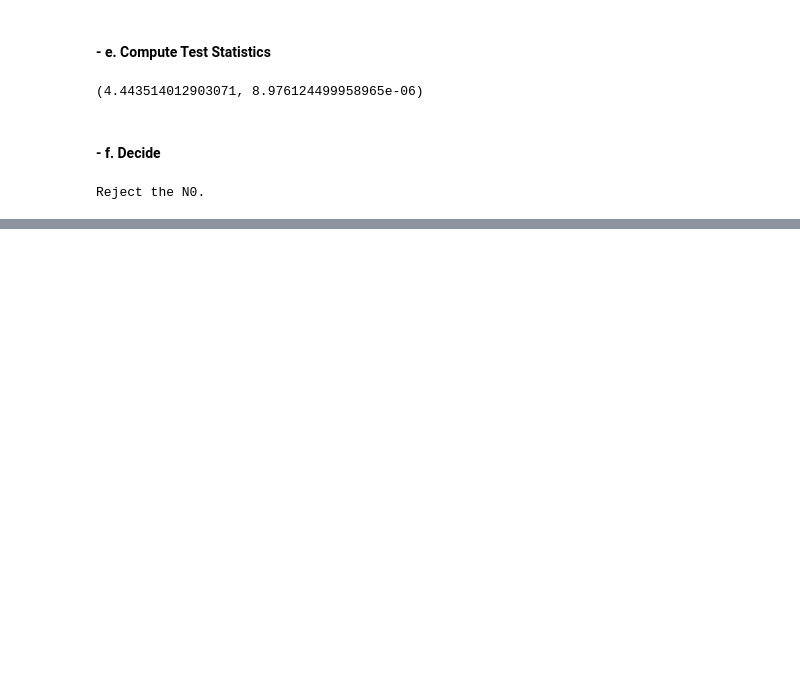
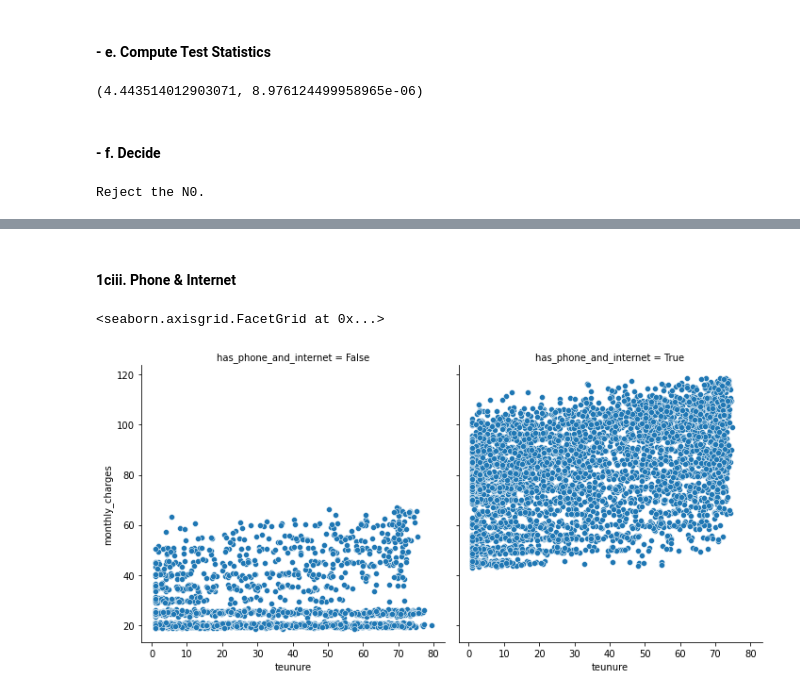
Before and after one commit to rachelrobbinsmayhill/statistics_exercises, a Jupyter notebook: hypothesis_testing.ipynb, the cells around one changed output, grey strips where cells are left out. Cells and saved outputs as stored; diff of their text form; code cells hidden in the pictures; blank space fills up the shorter version.

```diff
--- a/hypothesis_testing.ipynb
+++ b/hypothesis_testing.ipynb
@@ -688,0 +738,8 @@ r, p
+# %% [markdown]
+#### 1ciii. Phone & Internet
+# %%
+# Monthly Charges & Tenure
+sns.relplot(data=df,y=y, x=mo_x, col='has_phone_and_internet')
+# %% [output]
+<seaborn.axisgrid.FacetGrid at 0x...>
+[figure, added]
```
Also changed, not shown: parts of 97 cells of this notebook.
